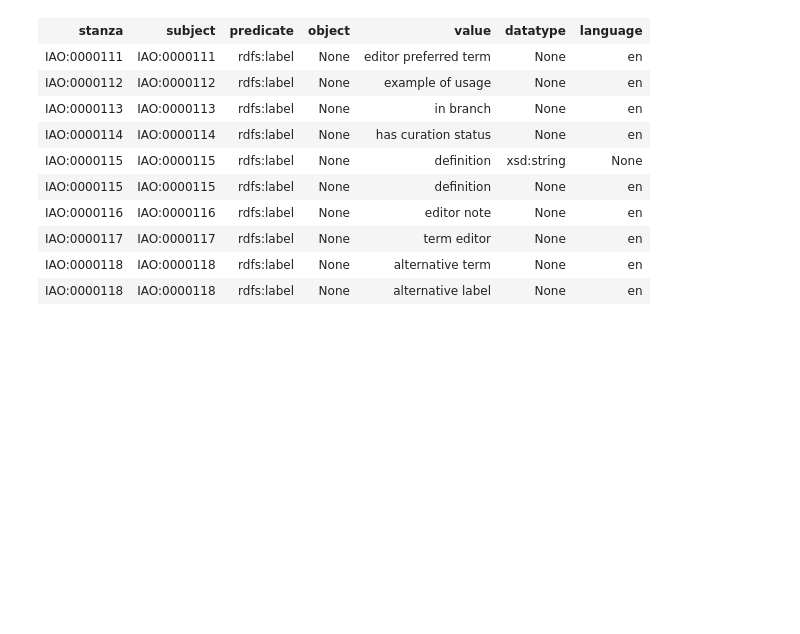
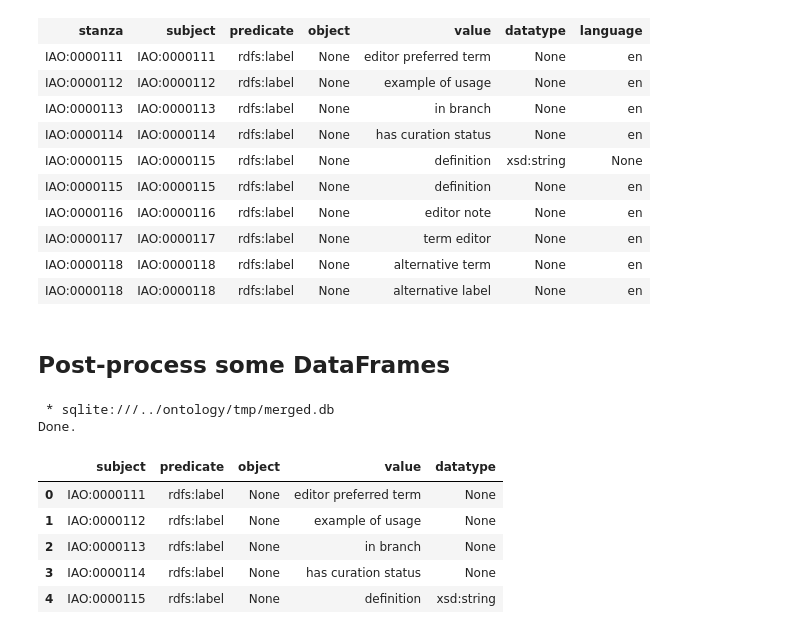
Before and after one commit to monarch-initiative/mondo-ingest, a Jupyter notebook: src/scripts/mappings.ipynb, the cells around one changed output. Drawn from its saved outputs; the diff is of its cells as text; code cells hidden in the pictures; blank space fills up the shorter version.

```diff
--- a/src/scripts/mappings.ipynb
+++ b/src/scripts/mappings.ipynb
@@ -149,3 +148,18 @@ Done.
 | IAO:0000117 | IAO:0000117 | rdfs:label | None | term editor | None | en |
 | IAO:0000118 | IAO:0000118 | rdfs:label | None | alternative term | None | en |
 | IAO:0000118 | IAO:0000118 | rdfs:label | None | alternative label | None | en |
+# %% [markdown]
+## Post-process some DataFrames
+# %%
+full_table_query = %sql SELECT subject, predicate, object, value, datatype FROM rdfs_label_statement
+full_table_df = pd.DataFrame(full_table_query)
+full_table_df.head()
+# %% [output]
+ * sqlite:///../ontology/tmp/merged.db
+Done.
+|  | subject | predicate | object | value | datatype |
+| 0 | IAO:0000111 | rdfs:label | None | editor preferred term | None |
+| 1 | IAO:0000112 | rdfs:label | None | example of usage | None |
+| 2 | IAO:0000113 | rdfs:label | None | in branch | None |
+| 3 | IAO:0000114 | rdfs:label | None | has curation status | None |
+| 4 | IAO:0000115 | rdfs:label | None | definition | xsd:string |
```
Also changed, not shown: parts of 9 cells of this notebook.
